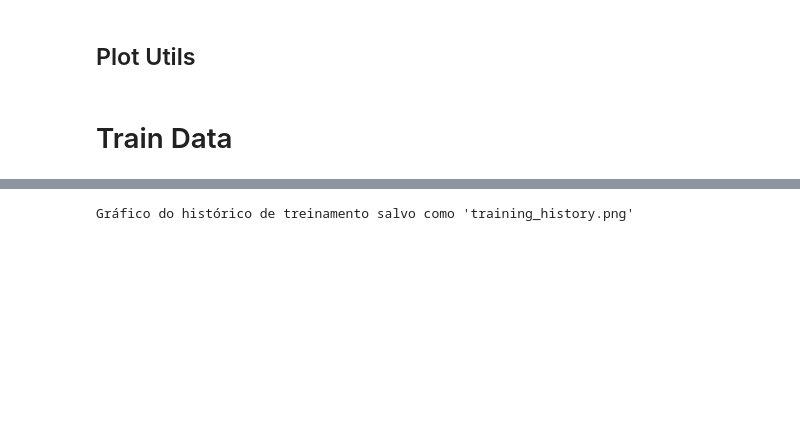
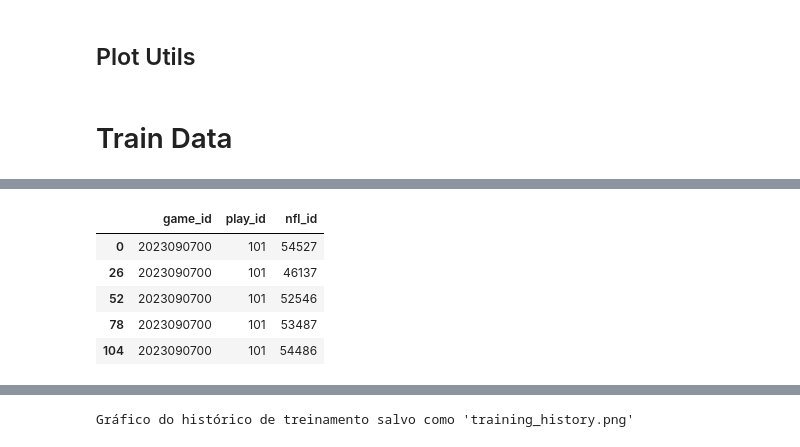
Before and after one commit to VictorOrtins/NFL, a Jupyter notebook: train.ipynb, the cells around one changed output, grey strips where cells are left out. Drawn from its saved outputs; the diff is of its cells as text; code cells hidden in the pictures; blank space fills up the shorter version.

```diff
--- a/train.ipynb
+++ b/train.ipynb
@@ -578,0 +557,9 @@ Treinamento concluído e modelos salvos.
+# %%
+unique_plays.head()
+# %% [output]
+|  | game_id | play_id | nfl_id |
+| 0 | 2023090700 | 101 | 54527 |
+| 26 | 2023090700 | 101 | 46137 |
+| 52 | 2023090700 | 101 | 52546 |
+| 78 | 2023090700 | 101 | 53487 |
+| 104 | 2023090700 | 101 | 54486 |
```
Also changed, not shown: parts of 7 cells of this notebook, 2 other files.
